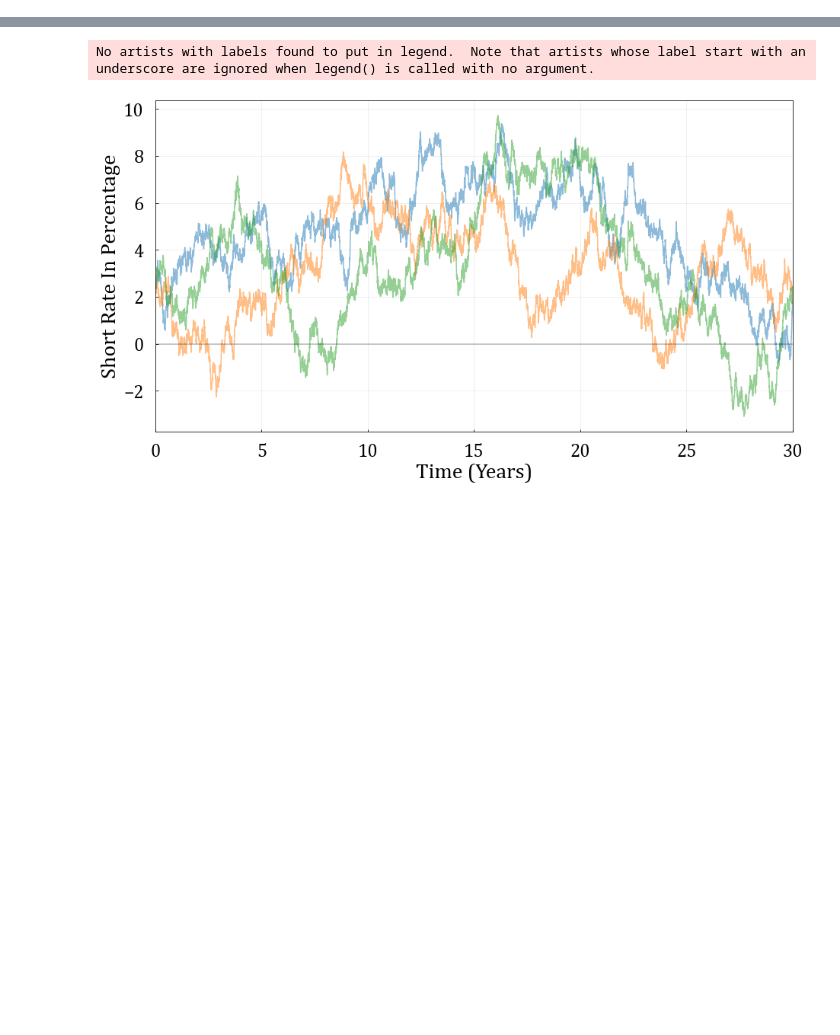
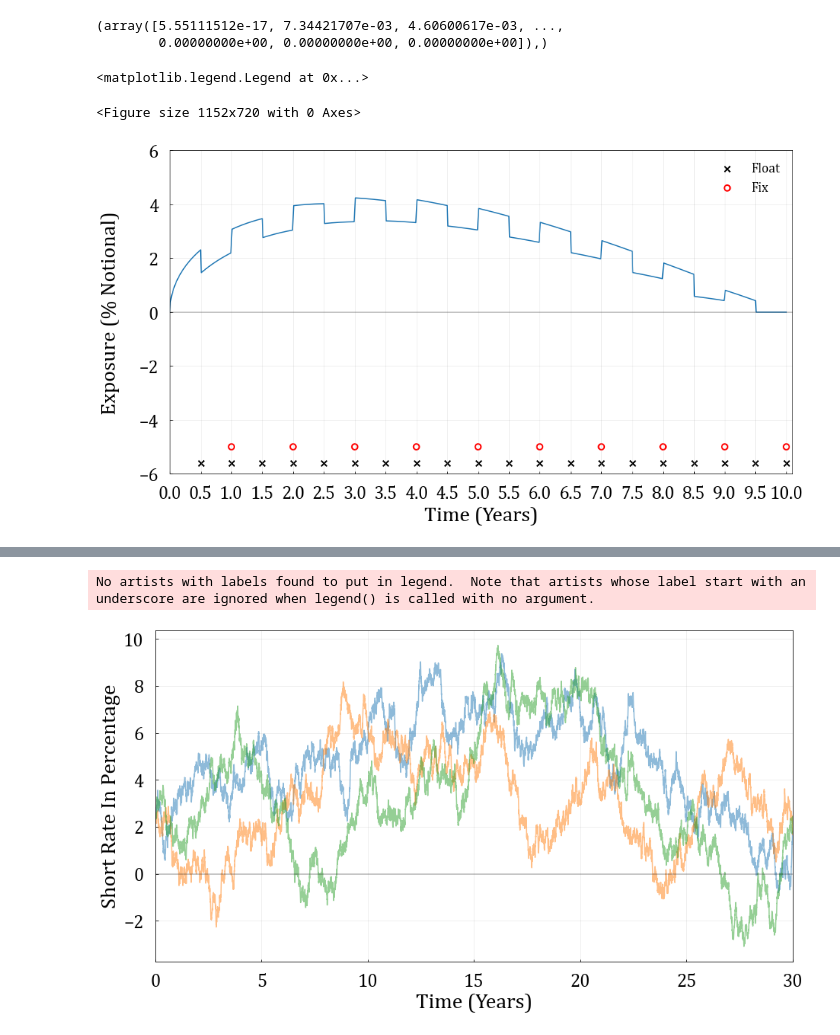
Before and after one commit to Eskild-afk/MasterThesis, a Jupyter notebook: quikMaths.ipynb, the cells around one changed output, grey strips where cells are left out. Saved outputs shown, nothing was run; the diff lists cells and outputs as text; code cells hidden in the pictures; blank space fills up the shorter version.

```diff
--- a/quikMaths.ipynb
+++ b/quikMaths.ipynb
@@ -12,3 +33,83 @@ HW = HullWhite(initial=0.02459103, reversion=reversion, volatility=volatility, G
+# %%
+dt=1/365
+T=np.arange(0,10+0.5,0.5)
+S=np.arange(0,11,1)
+K=fsolve(lambda x: HW.swap(0, S, T, x), x0=0.02)[0]
+time, float = HW.create_path(dt,10, seed=1)
+swap = np.array([HW.swap(x[0], S, T, K=K, initRate=x[1]) for x in np.array([time,float]).T])
+KVM=0
+MTA=0
+lag=2
+swap
+VM = []
+
+def pos (x):
+    return np.maximum(x,0)
+
+def neg (x):
+    return np.minimum(x,0)
+
+for t in range(len(time)):
+    ttilde = t-lag
+    if (t == 0) or (ttilde <= 0):
+        VM.append(0)
+        continue
+    if t == len(time)-1:
+        VM.append(0)
+        break
+
+    VMhat = VM[ttilde-1]/HW.ZCB(time[ttilde-1], time[ttilde], initRate=float[ttilde-1]) # VM hat in eq 3.2 everything...
+    VMta  = VMhat #(ta: to append)
+
+    VMta += (abs(pos(swap[ttilde]-KVM)-pos(VMhat))>MTA)*(pos(swap[ttilde]-KVM)-pos(VMhat))
+    VMta += (abs(neg(swap[ttilde]+KVM)-neg(VMhat))>MTA)*(neg(swap[ttilde]+KVM)-neg(VMhat))
+
+    VM.append(VMta)
+
+np.maximum(swap-VM,0),
+# %% [output]
+(array([5.55111512e-17, 7.34421707e-03, 4.60600617e-03, ...,
+        0.00000000e+00, 0.00000000e+00, 0.00000000e+00]),)
+# %%
+
+T=np.arange(0,10+0.5,0.5)
+S=np.arange(0,11,1)
+parSwap = fsolve(lambda x: HW.swap(0, S, T, x), x0=0.02)[0]
+xaxis=np.linspace(0,10,1001)
+
+plt.figure(figsize=(16,10))
+
+
+time, float = HW.create_path(1/100,10, seed=0)
+discounting = np.array([HW.marketZCB(t) for t in time])
+
+plt.rc('font',family='Cambria')
+float_x = np.arange(0.5,10.5,0.5)
+float_y = np.full((len(float_x),), -5.6)
+fix_x = np.arange(1,11)
+fix_y = np.full(len(fix_x), -5)
+
+fig, ax = plt.subplots()
+sns.lineplot(x=xaxis, y=[HW.swaption(t=0,Te=x, S=S,T=T,K=parSwap, payer=True)*100 for x in xaxis])
+plt.scatter(x=float_x, y=float_y, label = 'Float', marker = 'x', s = 60, c='black', linewidths=2)
+plt.scatter(x=fix_x, y=fix_y, label = 'Fix', marker = 'o', s = 60, facecolors='none', edgecolors='r', linewidths=2)
+fig.set_size_inches(15,8)
+ax.set_ylim(-6,6)
+ax.set_xlim(0,10.1)
+ax.set_xlabel('Time (Years)', fontname="Cambria", fontsize = 28)
+ax.set_ylabel('Exposure (% Notional)', fontname="Cambria", fontsize = 28)
+ax.tick_params(axis='x', direction='in', right = 'True', labelsize = 24, pad = 15)
+ax.tick_params(axis='y', direction='in', top = 'True', labelsize = 24, pad = 15)
+ax.xaxis.set_label_coords(0.5, -0.1)
+ax.yaxis.set_label_coords(-0.08, 0.5)
+ax.axhline(y=0, color='k', alpha = 0.25)
+plt.grid(alpha = 0.25)
+plt.xticks(np.arange(0, 10.5, 0.5))
+plt.legend(frameon = False, fontsize = 18, loc='upper right')
+# %% [output]
+<matplotlib.legend.Legend at 0x...>
+<Figure size 1152x720 with 0 Axes>
+[figure, added]
 # %%
 from scipy.optimize import fsolve
 T=np.arange(0,10+0.5,0.5)
```
Also changed, not shown: parts of 7 cells of this notebook, 12 other files.
